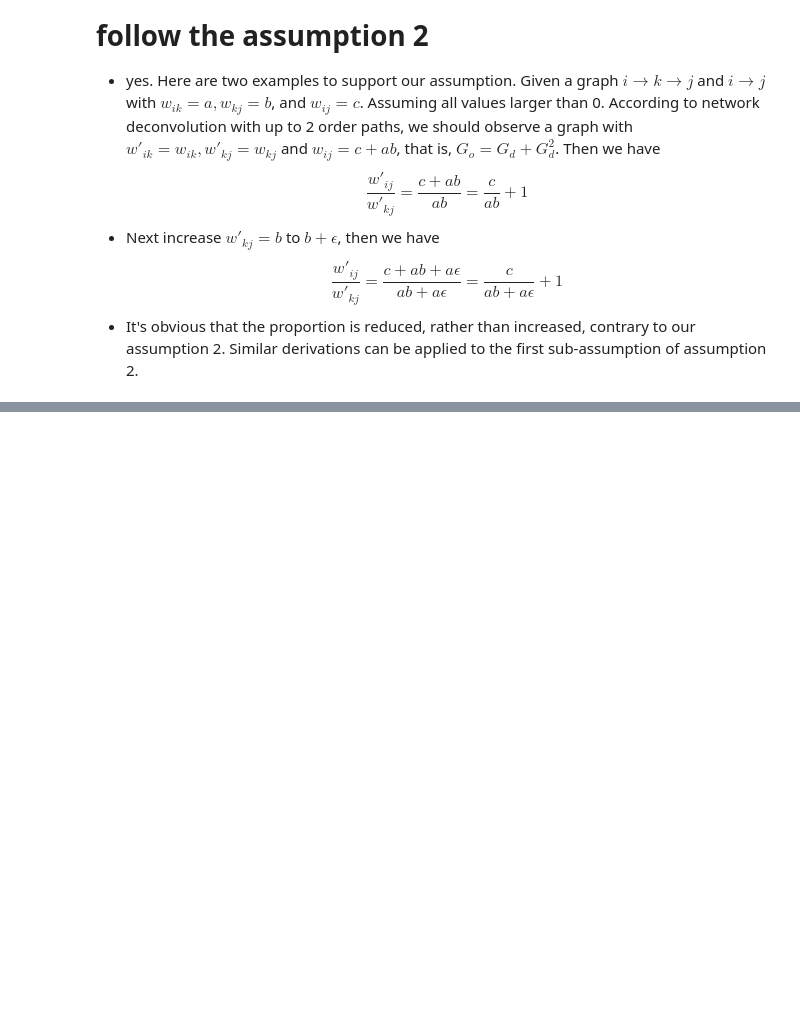
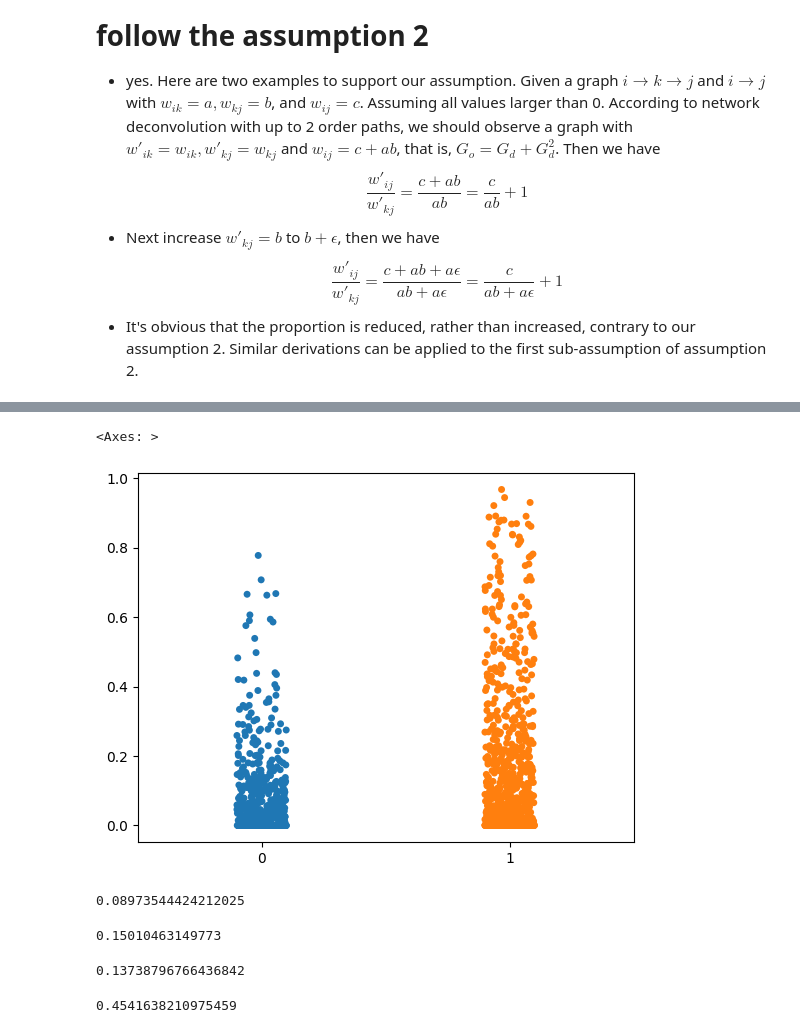
Before and after one commit to LspongebobJH/dagma, a Jupyter notebook: src/dagma/notebooks/epsilon_assumption.ipynb, the cells around one changed output, grey strips where cells are left out. Saved outputs shown, nothing was run; the diff lists cells and outputs as text; code cells hidden in the pictures; blank space fills up the shorter version.

```diff
--- a/src/dagma/notebooks/epsilon_assumption.ipynb
+++ b/src/dagma/notebooks/epsilon_assumption.ipynb
@@ -155,0 +161,35 @@ np.abs(W_est_2_abs[:n_nodes, :n_nodes][~B_true][~eps_mask]).mean()
+# %%
+W_est_abs_list = [np.abs(W_est)] + [np.linalg.matrix_power(np.abs(W_est), i) for i in range(2, 5)]
+_eps_numerator = W_est_abs_list[0][:n_nodes, :n_nodes][~B_true][eps_mask]
+_eps_denominator = np.stack(W_est_abs_list).sum(axis=0)[:n_nodes, :n_nodes][~B_true][eps_mask]
+
+_n_eps_numerator = W_est_abs_list[0][:n_nodes, :n_nodes][~B_true][~eps_mask]
+_n_eps_denominator = np.stack(W_est_abs_list).sum(axis=0)[:n_nodes, :n_nodes][~B_true][~eps_mask]
+
+sns.stripplot([
+    _eps_numerator / _eps_denominator,
+    _n_eps_numerator / _n_eps_denominator,
+])
+# %% [output]
+<Axes: >
+[figure, added]
+# %%
+# |W0|/(|W0|^2 + |W0|^3 + |W0|^4 + |W0|) for eps
+(_eps_numerator / _eps_denominator).mean()
+# %% [output]
+0.08973544424212025
+# %%
+# |W0|/(|W0|^2 + |W0|^3 + |W0|^4 + |W0|) for non-eps
+(_n_eps_numerator / _n_eps_denominator).mean()
+# %% [output]
+0.15010463149773
+# %%
+# |W0|/(|W0|^2 + |W0|^3 + |W0|^4) for eps
+(_eps_numerator / np.stack(W_est_abs_list[1:]).sum(axis=0)[:n_nodes, :n_nodes][~B_true][eps_mask]).mean()
+# %% [output]
+0.13738796766436842
+# %%
+# |W0|/(|W0|^2 + |W0|^3 + |W0|^4) for non-eps
+(_n_eps_numerator / np.stack(W_est_abs_list[1:]).sum(axis=0)[:n_nodes, :n_nodes][~B_true][~eps_mask]).mean()
+# %% [output]
+0.4541638210975459
```
Also changed, not shown: parts of 3 cells of this notebook, 3 other files.
